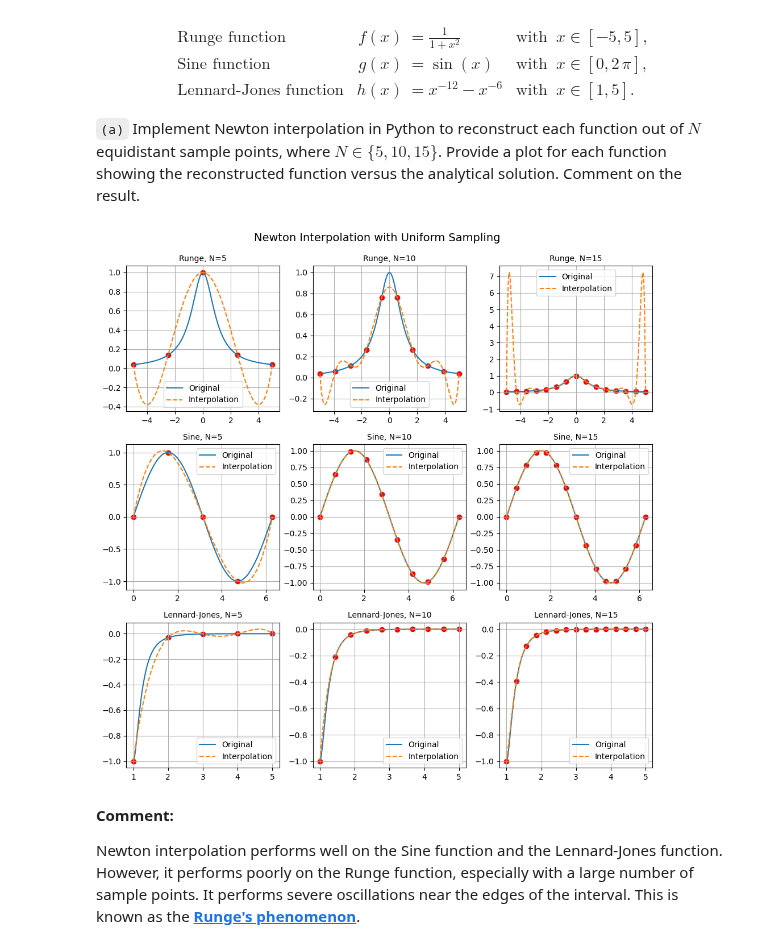
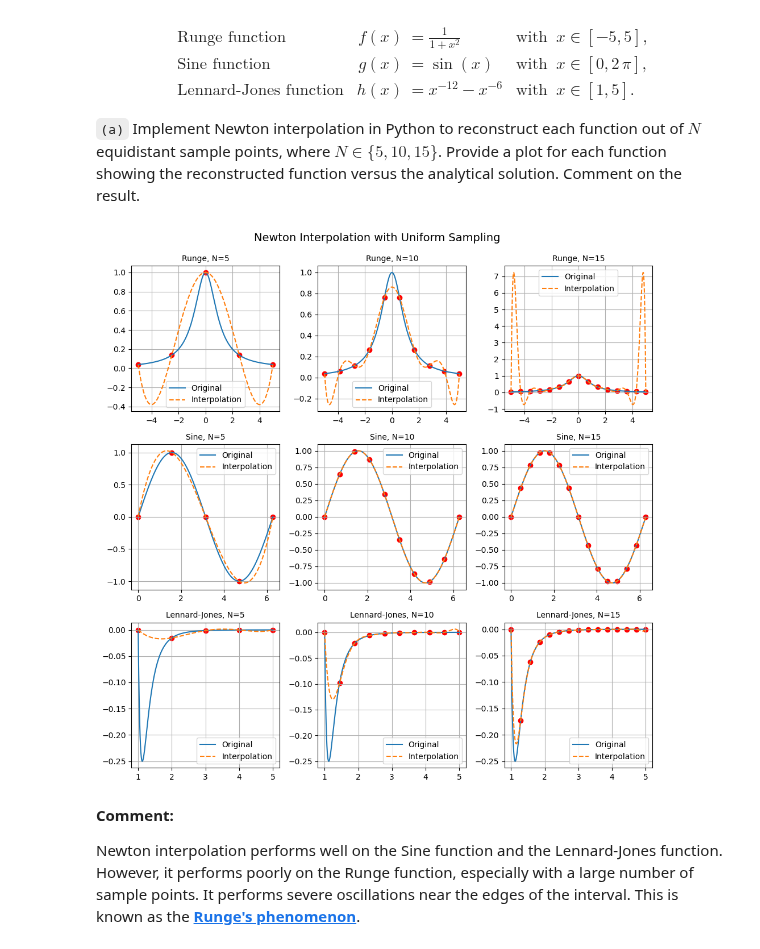
Before and after one commit to as3ert/TMFVC, a Jupyter notebook: Assignment 8/TMFVC_Ass08.ipynb, the cells around one changed output. Saved outputs shown, nothing was run; the diff lists cells and outputs as text; code cells hidden in the pictures.

```diff
--- a/Assignment 8/TMFVC_Ass08.ipynb
+++ b/Assignment 8/TMFVC_Ass08.ipynb
@@ -231,7 +231,7 @@ def sine(x):
     return np.sin(x)
 
 def lennard_jones(x):
-    return 1 / x**12 - 2 / x**6
+    return 1 / x**12 - 1 / x**6
 
 runge_range = [-5, 5]
 sine_range = [0, 2 * np.pi]
@@ -268,34 +268,34 @@ def uniform_sampling(f, f_range, N):
 
 def plot_interpolation(f, f_range, N, fig_index, func_name):
     x = np.linspace(f_range[0], f_range[1], 1000)
     y = f(x)
 
     x_samples, y_samples = uniform_sampling(f, f_range, N)
 
     c = newton_interpolation(x_samples, y_samples)
 
     y_interpolated = newton_interpolation_eval(x_samples, c, x)
 
     plt.subplot(3, 3, fig_index)
     plt.plot(x, y, label='Original')
     plt.plot(x, y_interpolated, '--', label='Interpolation')
     plt.scatter(x_samples, y_samples, color='red')
     plt.title(f"{func_name}, N={N}", fontsize=10)
     plt.legend()
     plt.grid()
 
 plt.figure(figsize=(10, 10))
 plt.suptitle("Newton Interpolation with Uniform Sampling", fontsize=14)
 
 for i in range(len(N)):
     plot_interpolation(runge, runge_range, N[i], i + 1, "Runge")
     plot_interpolation(sine, sine_range, N[i], i + 4, "Sine")
     plot_interpolation(lennard_jones, lennard_jones_range, N[i], i + 7, "Lennard-Jones")
 
 plt.tight_layout(rect=[0, 0, 1, 0.99])
 plt.show()
 # %% [output]
-[figure, old version]
+[figure, new version]
 # %% [markdown]
 **Comment:**
 
```
Also changed, not shown: 17 other files.
